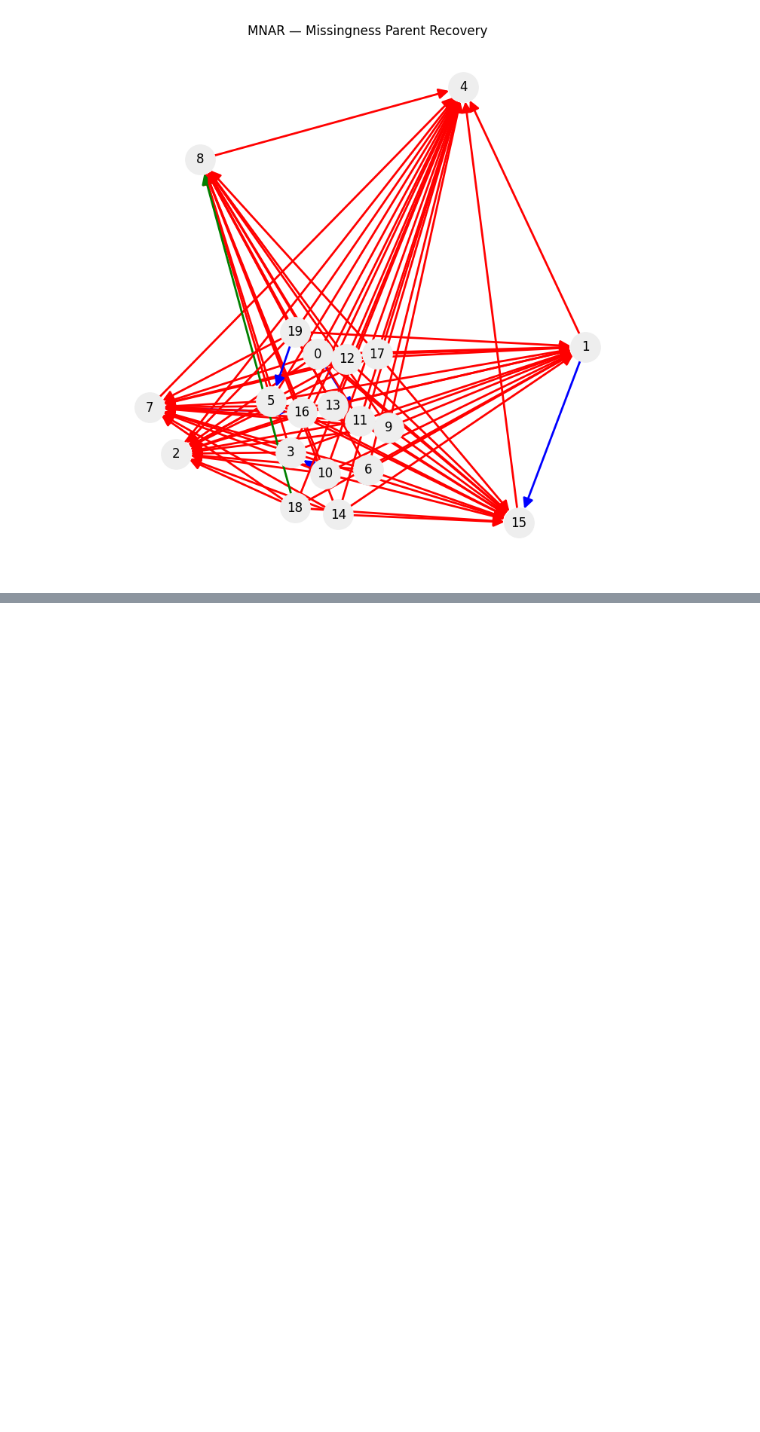
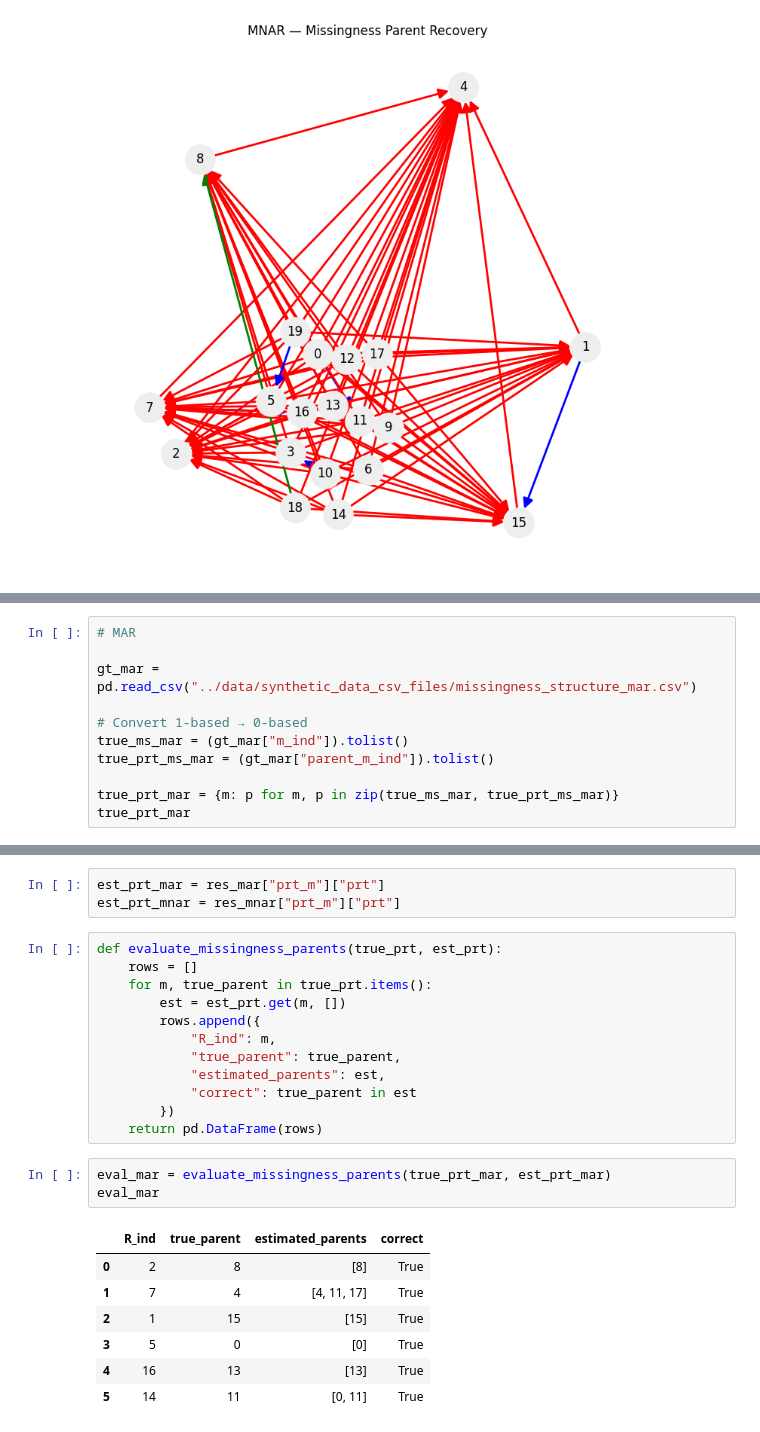
Before and after one commit to ZervSofia/MVPC-Thesis, a Jupyter notebook: notebooks/02_run_mvpc.ipynb, the cells around one changed output, grey strips where cells are left out. Drawn from its saved outputs; the diff is of its cells as text; blank space fills up the shorter version.

```diff
--- a/notebooks/02_run_mvpc.ipynb
+++ b/notebooks/02_run_mvpc.ipynb
@@ -454,0 +882,11 @@ AttributeError: 'tqdm_notebook' object has no attribute 'disp'
+# %%
+# MAR
+
+gt_mar = pd.read_csv("../data/synthetic_data_csv_files/missingness_structure_mar.csv")
+
+# Convert 1‑based → 0‑based
+true_ms_mar = (gt_mar["m_ind"]).tolist()
+true_prt_ms_mar = (gt_mar["parent_m_ind"]).tolist()
+
+true_prt_mar = {m: p for m, p in zip(true_ms_mar, true_prt_ms_mar)}
+true_prt_mar
@@ -454,0 +907,26 @@ AttributeError: 'tqdm_notebook' object has no attribute 'disp'
+# %%
+est_prt_mar = res_mar["prt_m"]["prt"]
+est_prt_mnar = res_mnar["prt_m"]["prt"]
+# %%
+def evaluate_missingness_parents(true_prt, est_prt):
+    rows = []
+    for m, true_parent in true_prt.items():
+        est = est_prt.get(m, [])
+        rows.append({
+            "R_ind": m,
+            "true_parent": true_parent,
+            "estimated_parents": est,
+            "correct": true_parent in est
+        })
+    return pd.DataFrame(rows)
+# %%
+eval_mar = evaluate_missingness_parents(true_prt_mar, est_prt_mar)
+eval_mar
+# %% [output]
+|  | R_ind | true_parent | estimated_parents | correct |
+| 0 | 2 | 8 | [8] | True |
+| 1 | 7 | 4 | [4, 11, 17] | True |
+| 2 | 1 | 15 | [15] | True |
+| 3 | 5 | 0 | [0] | True |
+| 4 | 16 | 13 | [13] | True |
+| 5 | 14 | 11 | [0, 11] | True |
```
Also changed, not shown: parts of 20 cells of this notebook, 7 other files.
